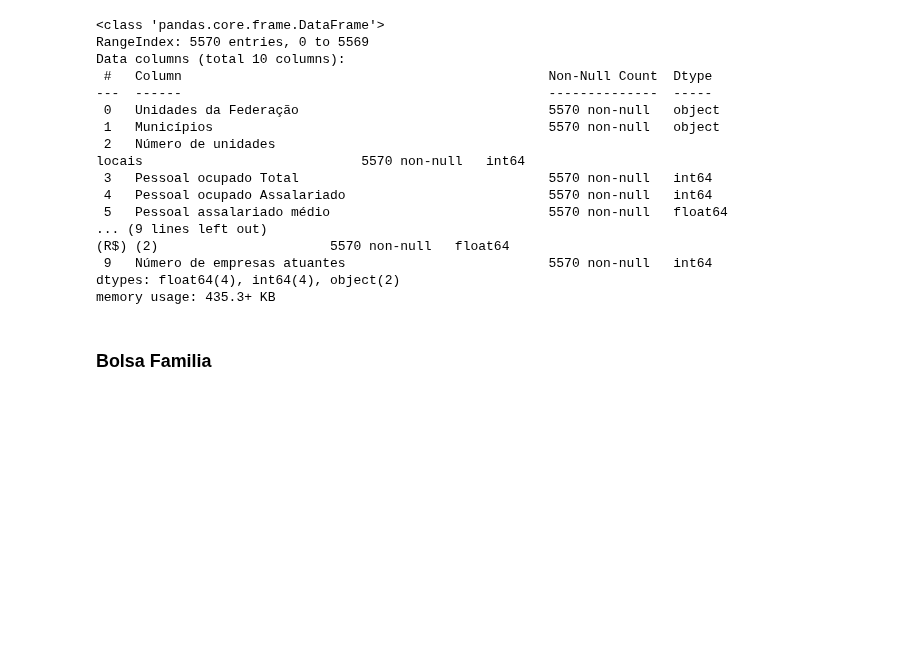
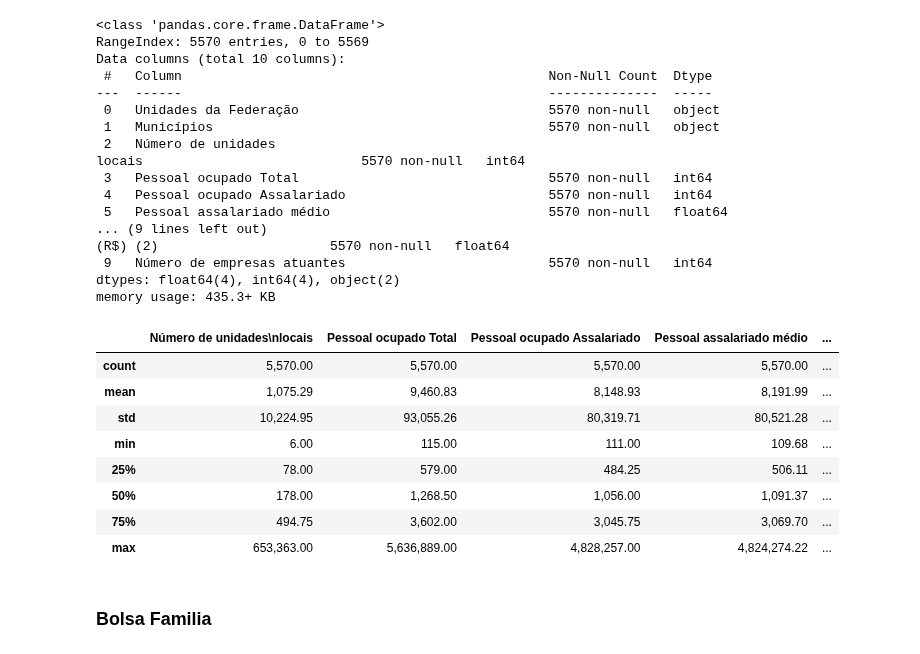
Before and after one commit to AHChaves/IC-InSAN, a Jupyter notebook: Integracao/integracao_2020.ipynb, the cells around one changed output. Drawn from its saved outputs; the diff is of its cells as text; code cells hidden in the pictures; blank space fills up the shorter version.

```diff
--- a/Integracao/integracao_2020.ipynb
+++ b/Integracao/integracao_2020.ipynb
@@ -238,6 +238,18 @@ locais                            5570 non-null   int64
  9   Número de empresas atuantes                          5570 non-null   int64
 dtypes: float64(4), int64(4), object(2)
 memory usage: 435.3+ KB
+# %%
+cempre.describe()
+# %% [output]
+|  | Número de unidades\nlocais | Pessoal ocupado Total | Pessoal ocupado Assalariado | Pessoal assalariado médio | ... |
+| count | 5,570.00 | 5,570.00 | 5,570.00 | 5,570.00 | ... |
+| mean | 1,075.29 | 9,460.83 | 8,148.93 | 8,191.99 | ... |
+| std | 10,224.95 | 93,055.26 | 80,319.71 | 80,521.28 | ... |
+| min | 6.00 | 115.00 | 111.00 | 109.68 | ... |
+| 25% | 78.00 | 579.00 | 484.25 | 506.11 | ... |
+| 50% | 178.00 | 1,268.50 | 1,056.00 | 1,091.37 | ... |
+| 75% | 494.75 | 3,602.00 | 3,045.75 | 3,069.70 | ... |
+| max | 653,363.00 | 5,636,889.00 | 4,828,257.00 | 4,824,274.22 | ... |
 # %% [markdown]
 ### Bolsa Familia
 # %%
```
Also changed, not shown: parts of 6 cells of this notebook, 2 other files.
